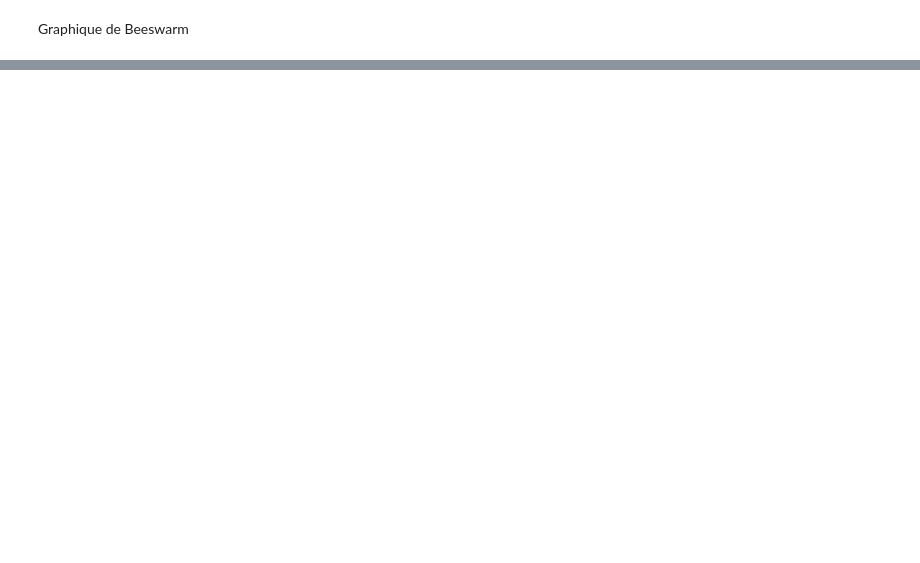
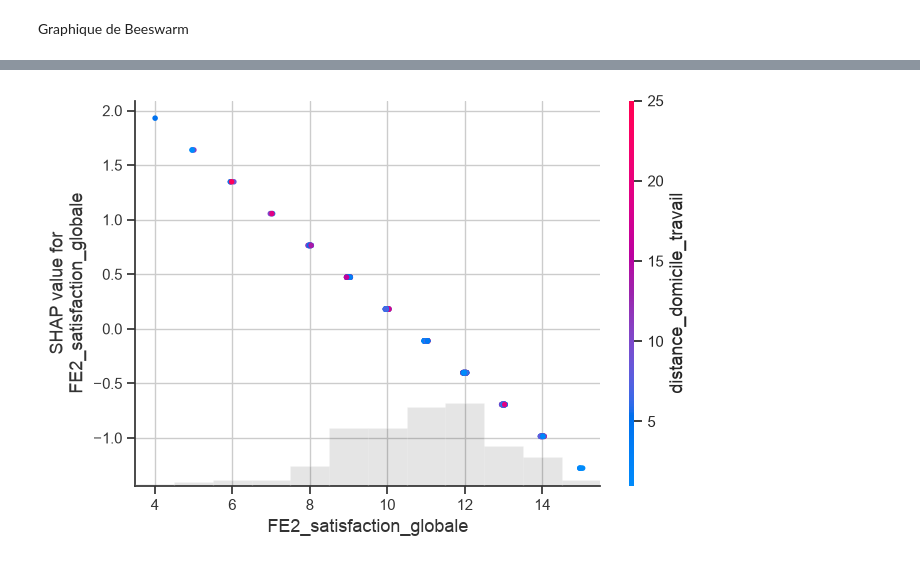
Before and after one commit to DavidRichomme/OC_P4_Classifiez_automatiquement_les_informations, a Jupyter notebook: Notebooks/02_Modelisation_optimisation.ipynb, the cells around one changed output, grey strips where cells are left out. Saved outputs shown, nothing was run; the diff lists cells and outputs as text; code cells hidden in the pictures; blank space fills up the shorter version.

```diff
--- a/Notebooks/02_Modelisation_optimisation.ipynb
+++ b/Notebooks/02_Modelisation_optimisation.ipynb
@@ -616,0 +695,4 @@ Graphique de Beeswarm
+# %%
+shap.plots.scatter(shap_values[:, "FE2_satisfaction_globale"], color=shap_values[:, "distance_domicile_travail"])
+# %% [output]
+[figure, added]
```
Also changed, not shown: parts of 27 cells of this notebook, 5 other files.
